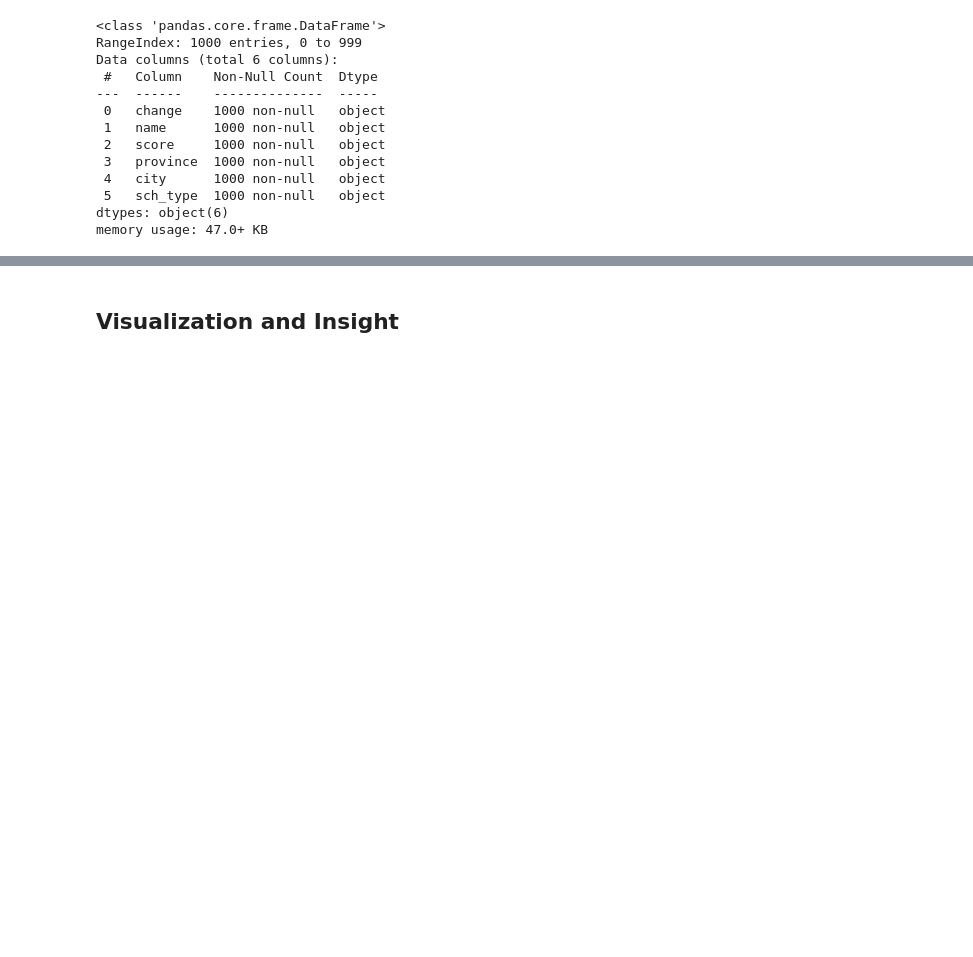
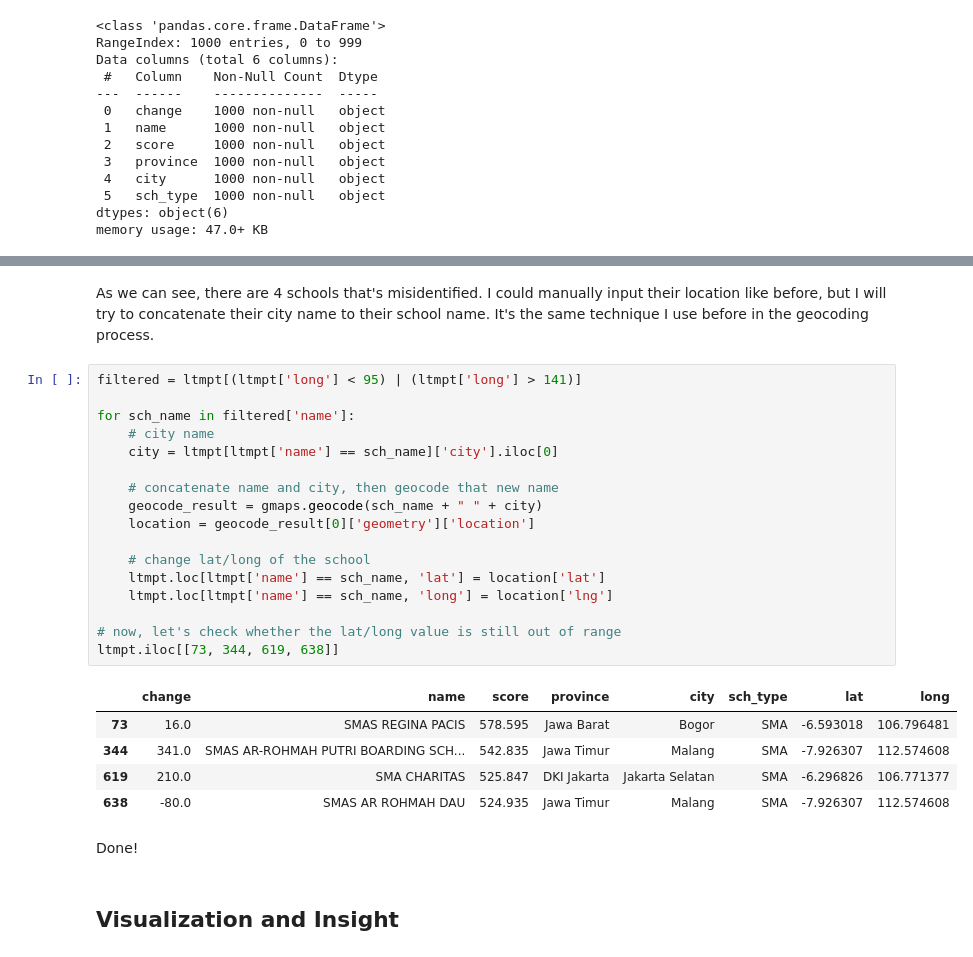
Before and after one commit to rafinflaziz/LTMPT-top-1000, a Jupyter notebook: LTMPT.ipynb, the cells around one changed output, grey strips where cells are left out. Drawn from its saved outputs; the diff is of its cells as text; blank space fills up the shorter version.

```diff
--- a/LTMPT.ipynb
+++ b/LTMPT.ipynb
@@ -127,3 +244,30 @@ ltmpt.head(7)
+# %% [markdown]
+As we can see, there are 4 schools that's misidentified. I could manually input their location like before, but I will try to concatenate their city name to their school name. It's the same technique I use before in the geocoding process.
+# %%
+filtered = ltmpt[(ltmpt['long'] < 95) | (ltmpt['long'] > 141)]
+
+for sch_name in filtered['name']:
+    # city name
+    city = ltmpt[ltmpt['name'] == sch_name]['city'].iloc[0]
+
+    # concatenate name and city, then geocode that new name
+    geocode_result = gmaps.geocode(sch_name + " " + city)
+    location = geocode_result[0]['geometry']['location']
+
+    # change lat/long of the school
+    ltmpt.loc[ltmpt['name'] == sch_name, 'lat'] = location['lat']
+    ltmpt.loc[ltmpt['name'] == sch_name, 'long'] = location['lng']
+
+# now, let's check whether the lat/long value is still out of range
+ltmpt.iloc[[73, 344, 619, 638]]
+# %% [output]
+|  | change | name | score | province | city | sch_type | lat | long |
+| 73 | 16.0 | SMAS REGINA PACIS | 578.595 | Jawa Barat | Bogor | SMA | -6.593018 | 106.796481 |
+| 344 | 341.0 | SMAS AR-ROHMAH PUTRI BOARDING SCH... | 542.835 | Jawa Timur | Malang | SMA | -7.926307 | 112.574608 |
+| 619 | 210.0 | SMA CHARITAS | 525.847 | DKI Jakarta | Jakarta Selatan | SMA | -6.296826 | 106.771377 |
+| 638 | -80.0 | SMAS AR ROHMAH DAU | 524.935 | Jawa Timur | Malang | SMA | -7.926307 | 112.574608 |
+# %% [markdown]
+Done!
 # %% [markdown]
 ## Visualization and Insight
 # %% [markdown]
```
Also changed, not shown: parts of 34 cells of this notebook.
